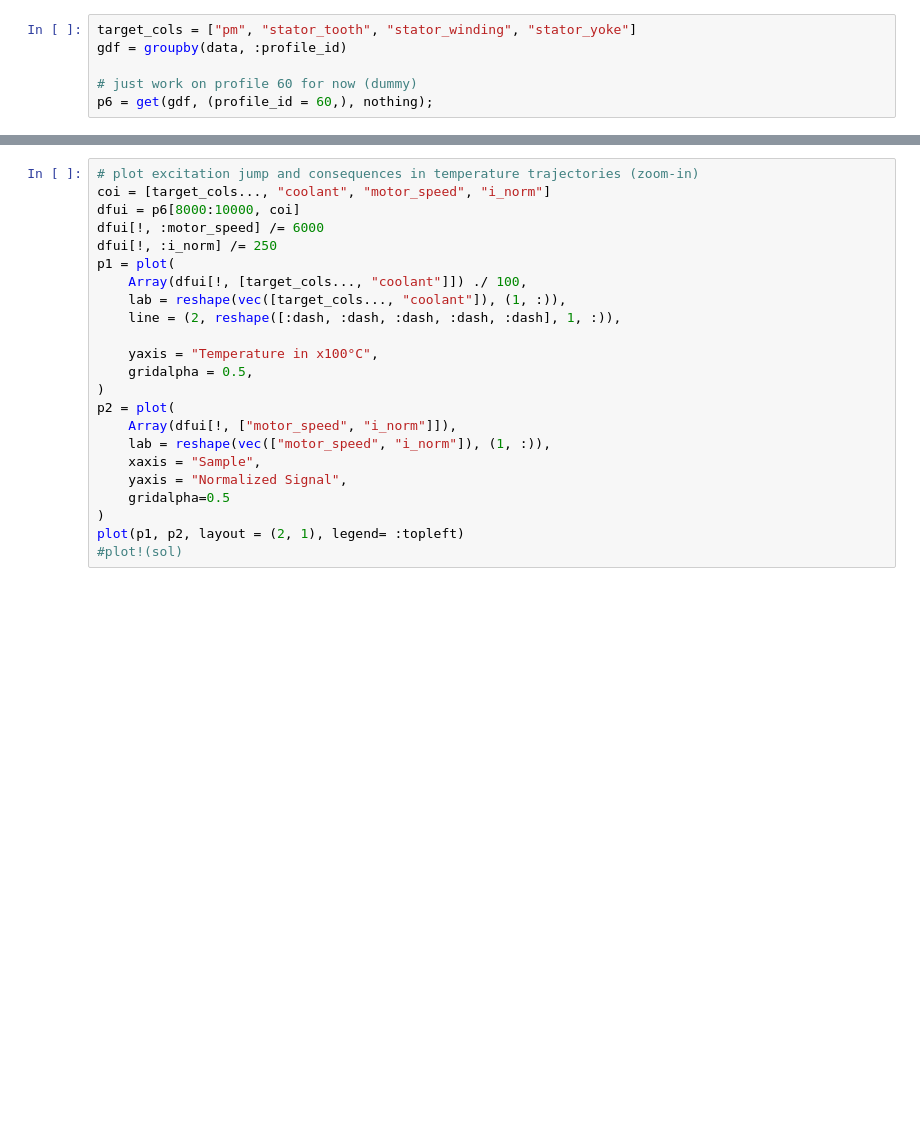
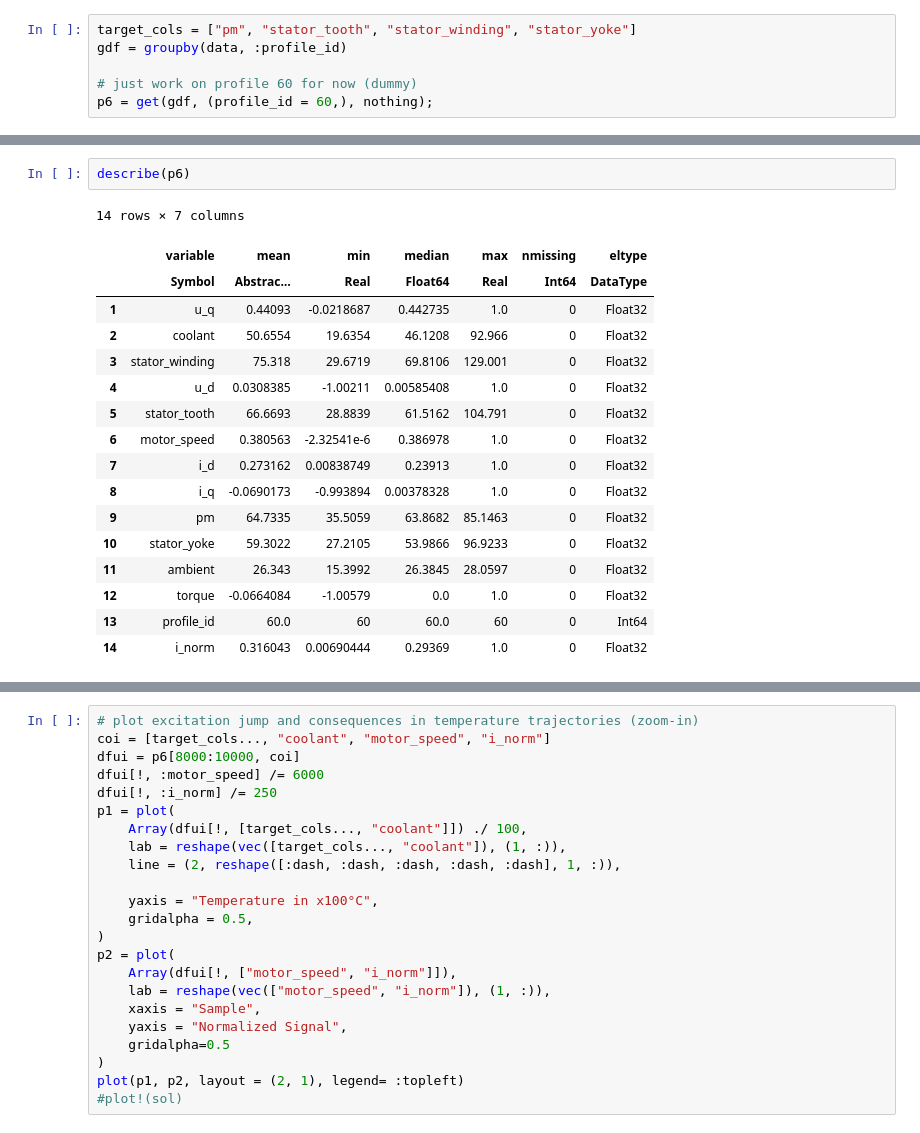
Before and after one commit to DS4Ctrl/hyperdyn, a Jupyter notebook: examples/thermal_modeling/notebooks/node_prototyp.ipynb, the cells around one changed output, grey strips where cells are left out. Drawn from its saved outputs; the diff is of its cells as text; blank space fills up the shorter version.

```diff
--- a/examples/thermal_modeling/notebooks/node_prototyp.ipynb
+++ b/examples/thermal_modeling/notebooks/node_prototyp.ipynb
@@ -12,3 +40,23 @@ p6 = get(gdf, (profile_id = 60,), nothing);
+# %%
+describe(p6)
+# %% [output]
+14 rows × 7 columns
+|  | variable | mean | min | median | max | nmissing | eltype |
+|  | Symbol | Abstrac… | Real | Float64 | Real | Int64 | DataType |
+| 1 | u_q | 0.44093 | -0.0218687 | 0.442735 | 1.0 | 0 | Float32 |
+| 2 | coolant | 50.6554 | 19.6354 | 46.1208 | 92.966 | 0 | Float32 |
+| 3 | stator_winding | 75.318 | 29.6719 | 69.8106 | 129.001 | 0 | Float32 |
+| 4 | u_d | 0.0308385 | -1.00211 | 0.00585408 | 1.0 | 0 | Float32 |
+| 5 | stator_tooth | 66.6693 | 28.8839 | 61.5162 | 104.791 | 0 | Float32 |
+| 6 | motor_speed | 0.380563 | -2.32541e-6 | 0.386978 | 1.0 | 0 | Float32 |
+| 7 | i_d | 0.273162 | 0.00838749 | 0.23913 | 1.0 | 0 | Float32 |
+| 8 | i_q | -0.0690173 | -0.993894 | 0.00378328 | 1.0 | 0 | Float32 |
+| 9 | pm | 64.7335 | 35.5059 | 63.8682 | 85.1463 | 0 | Float32 |
+| 10 | stator_yoke | 59.3022 | 27.2105 | 53.9866 | 96.9233 | 0 | Float32 |
+| 11 | ambient | 26.343 | 15.3992 | 26.3845 | 28.0597 | 0 | Float32 |
+| 12 | torque | -0.0664084 | -1.00579 | 0.0 | 1.0 | 0 | Float32 |
+| 13 | profile_id | 60.0 | 60 | 60.0 | 60 | 0 | Int64 |
+| 14 | i_norm | 0.316043 | 0.00690444 | 0.29369 | 1.0 | 0 | Float32 |
 # %%
 n_temps = 6
 
```
Also changed, not shown: parts of 5 cells of this notebook, 2 other files.
